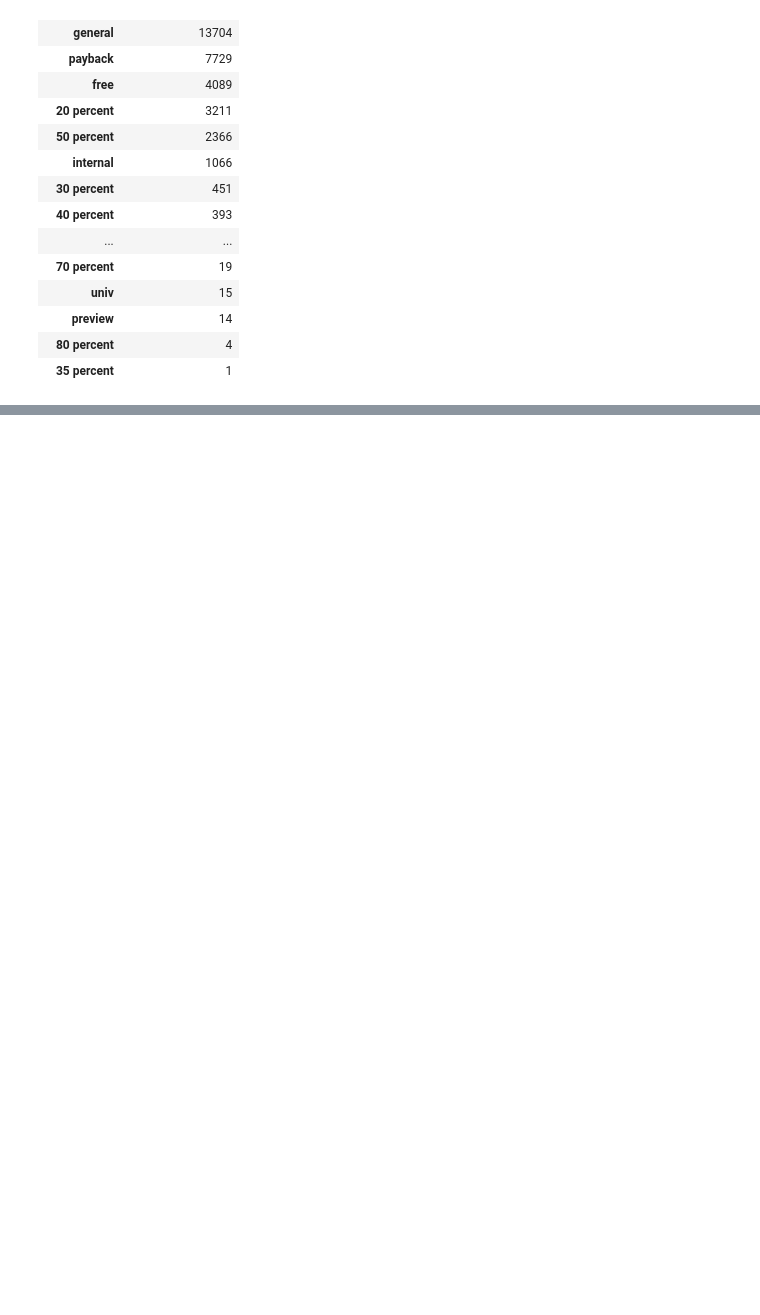
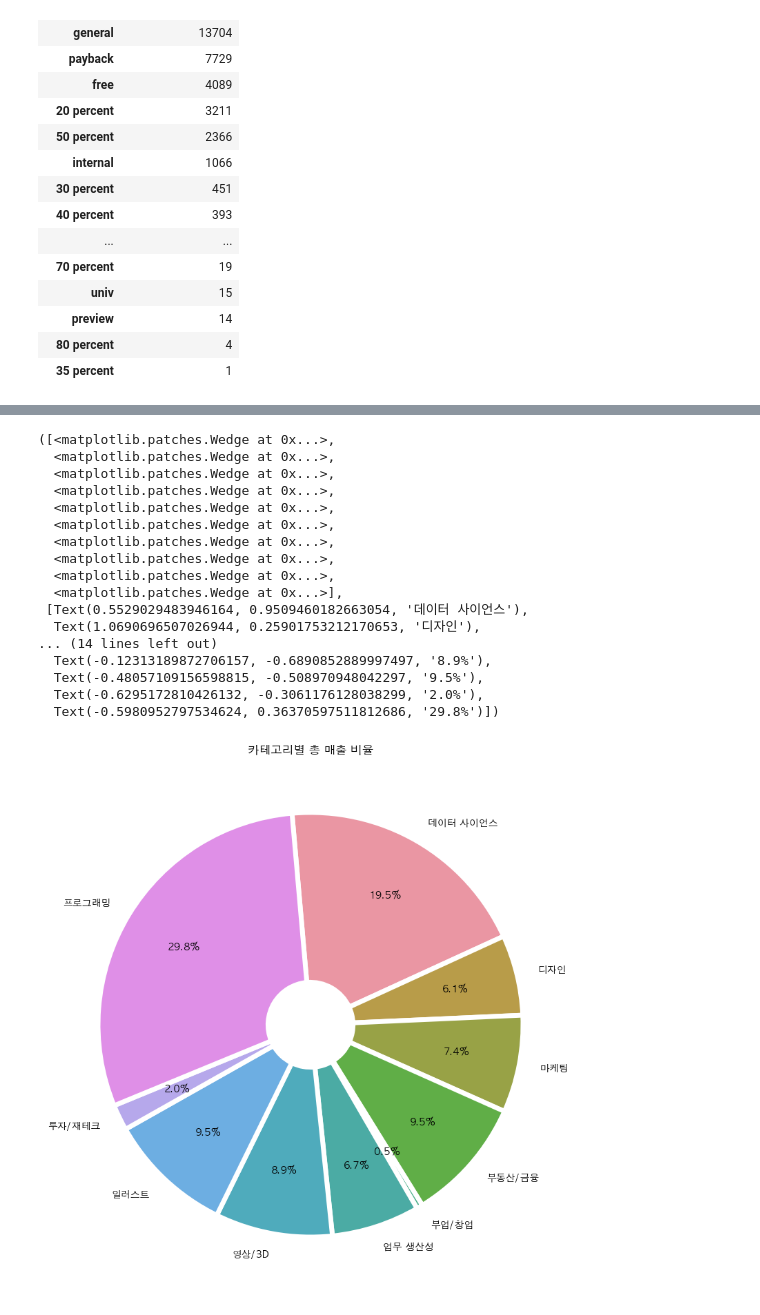
Before and after one commit to jasonheesanglee/YEAR_DREAM, a Jupyter notebook: FC_PJT/FC_PJT2.ipynb, the cells around one changed output, grey strips where cells are left out. Saved outputs shown, nothing was run; the diff lists cells and outputs as text; code cells hidden in the pictures; blank space fills up the shorter version.

```diff
--- a/FC_PJT/FC_PJT2.ipynb
+++ b/FC_PJT/FC_PJT2.ipynb
@@ -661,0 +675,30 @@ plt.xticks([0,1,2,3,4,5,6,7,8,9,10,11] , ['1월','2월','3월','4월','5월','6
+# %%
+# 첫 구매로도 프로그래밍, 데사 ... 순임
+plt.figure(figsize=(10,10))
+plt.title("카테고리별 총 매출 비율")
+plt.xticks(rotation=45)
+wedgeprops={'width': 0.8, 'edgecolor': 'w', 'linewidth': 5}
+explode = [0.10, 0, 0,0,0,0,0,0,0,0]
+plt.pie(x=temp2["actual_sold_price"] / temp2["actual_sold_price"].sum() * 100 \
+    , labels = temp2["l_categories"] , autopct='%.1f%%' , wedgeprops=wedgeprops,\
+        textprops={'size':10}, pctdistance = 0.7, startangle = 95, counterclock = False,
+        colors = ["#ea96a3" ,"#b89c49", "#98a246", "#60ae47", "#4aae8a", "#4baba4", "#4fabbc", "#6daee2", "#b6a8eb","#df8fe7","#e890c6"])
+# %% [output]
+([<matplotlib.patches.Wedge at 0x...>,
+  <matplotlib.patches.Wedge at 0x...>,
+  <matplotlib.patches.Wedge at 0x...>,
+  <matplotlib.patches.Wedge at 0x...>,
+  <matplotlib.patches.Wedge at 0x...>,
+  <matplotlib.patches.Wedge at 0x...>,
+  <matplotlib.patches.Wedge at 0x...>,
+  <matplotlib.patches.Wedge at 0x...>,
+  <matplotlib.patches.Wedge at 0x...>,
+  <matplotlib.patches.Wedge at 0x...>],
+ [Text(0.5529029483946164, 0.9509460182663054, '데이터 사이언스'),
+  Text(1.0690696507026944, 0.25901753212170653, '디자인'),
+... (14 lines left out)
+  Text(-0.12313189872706157, -0.6890852889997497, '8.9%'),
+  Text(-0.48057109156598815, -0.508970948042297, '9.5%'),
+  Text(-0.6295172810426132, -0.3061176128038299, '2.0%'),
+  Text(-0.5980952797534624, 0.36370597511812686, '29.8%')])
+[figure, added]
```
Also changed, not shown: parts of 88 cells of this notebook.
